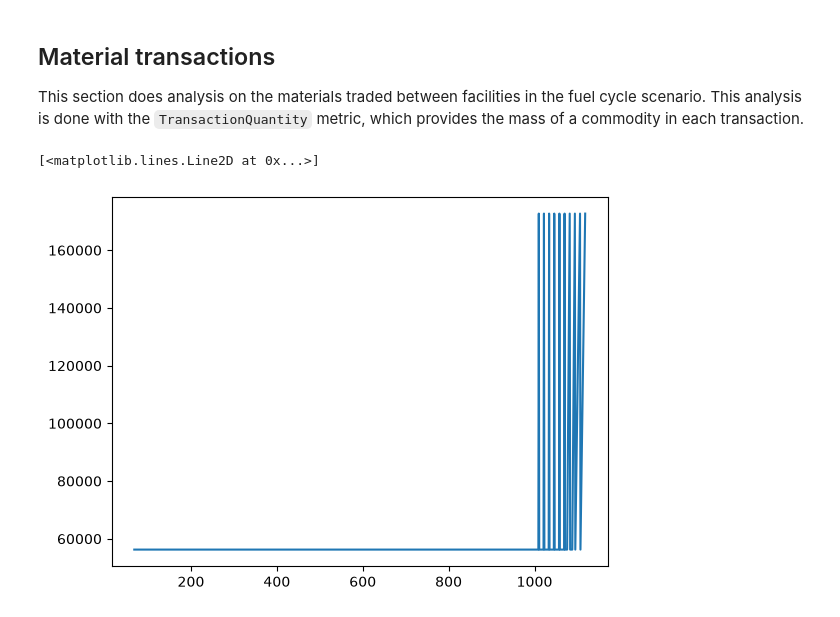
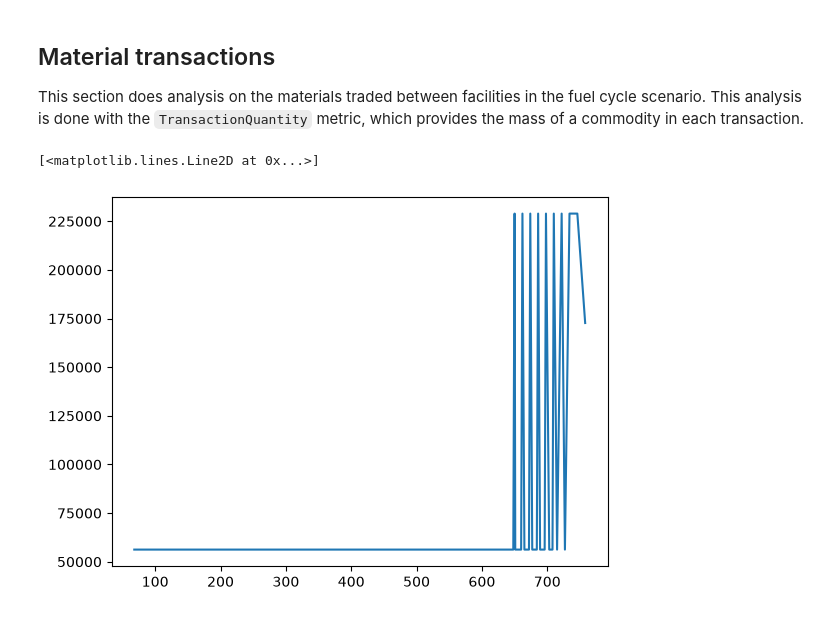
Before and after one commit to abachma2/Workshop-Codespace, a Jupyter notebook: examples/eg01-eg23.ipynb, the cells around one changed output. Drawn from its saved outputs; the diff is of its cells as text; code cells hidden in the pictures.

```diff
--- a/examples/eg01-eg23.ipynb
+++ b/examples/eg01-eg23.ipynb
@@ -127,8 +130,8 @@ commodity_trans ={}
 for commodity_name in commodity_names:
     commodity_trans[commodity_name] = trans_quantity.loc[trans_quantity['Commodity'] == commodity_name]
 # %%
-plt.plot(commodity_trans['uox_U']['TimeCreated'],
-         commodity_trans['uox_U']['Quantity'])
+plt.plot(commodity_trans['separated_uox_U']['TimeCreated'],
+         commodity_trans['separated_uox_U']['Quantity'])
 # %% [output]
 [<matplotlib.lines.Line2D at 0x...>]
-[figure, old version]
+[figure, new version]
```
Also changed, not shown: parts of 3 cells of this notebook.
